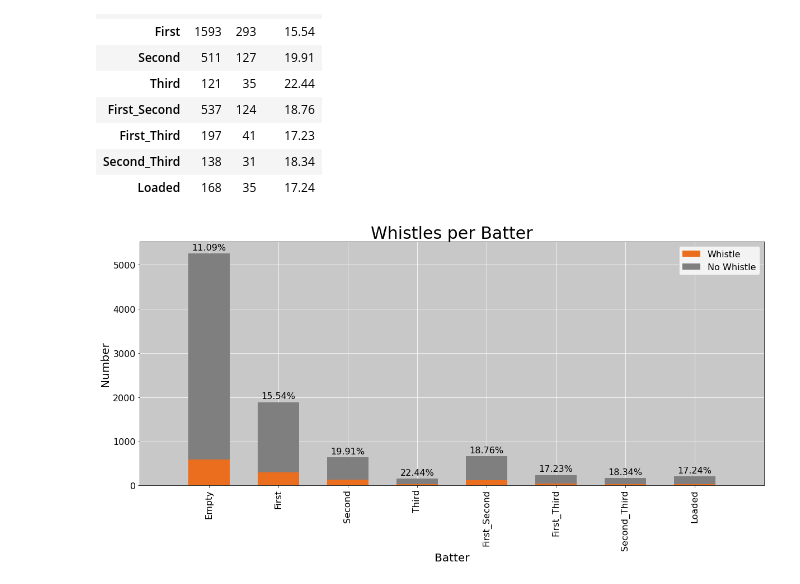
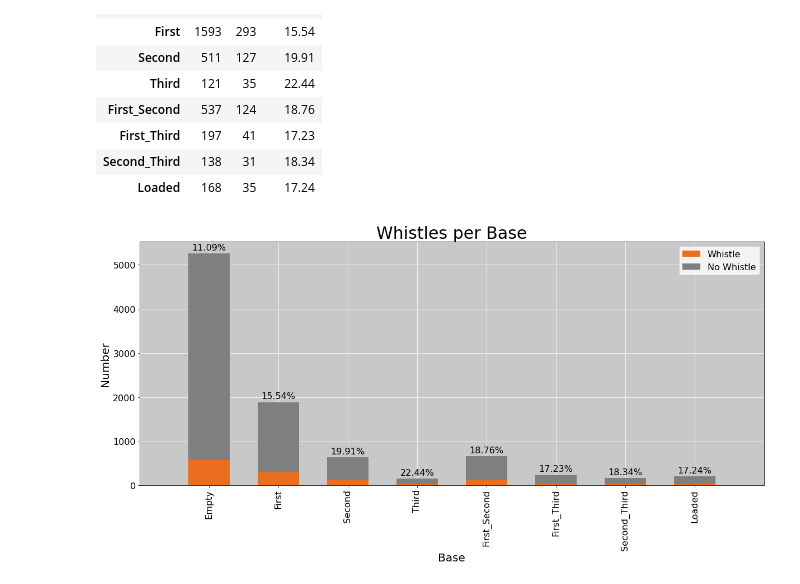
Before and after one commit to NATurner427/Turner-works, a Jupyter notebook: projects/HOUWHISTLE/graph.ipynb, the cells around one changed output. Saved outputs shown, nothing was run; the diff lists cells and outputs as text; code cells hidden in the pictures.

```diff
--- a/projects/HOUWHISTLE/graph.ipynb
+++ b/projects/HOUWHISTLE/graph.ipynb
@@ -490,33 +490,33 @@ plt.rcParams.update({'font.size': 16})
 fig=plt.figure(figsize=(20,8))
 ax=fig.add_subplot(111)
 
 p1=plt.bar(range(len(on_base)),on_base[1],color=(235/255,110/255,31/255,1),width=.6)
 p2=plt.bar(range(len(on_base)),(on_base[0]),color='tab:gray',width=.6,bottom=on_base[1])
 plt.xticks(range(len(on_base)),baselabels)
 ax.set_xticklabels(baselabels,rotation=90)
 
 ax.set_axisbelow(True)
 ax.yaxis.grid(color='w')
 ax.xaxis.grid(color='w')
 
-ax.set_xlabel('Batter',fontsize=20)
+ax.set_xlabel('Base',fontsize=20)
 ax.set_ylabel('Number',fontsize=20)
-ax.set_title('Whistles per Batter',fontsize=30)
+ax.set_title('Whistles per Base',fontsize=30)
 ax.set_xlim(-1,8)
 ax.set_facecolor((200/255,200/255,200/255,1))
 
 for rect1,rect2,text in zip(p1,p2,on_base['percent']):
     height = rect1.get_height()+rect2.get_height()
     ax.annotate(f'{text}%',
                 xy=(rect1.get_x() + rect1.get_width() / 2, height),
                 xytext=(0, 3),  # 3 points vertical offset
                 textcoords="offset points",
                 ha='center', va='bottom')
 
 ax.legend((p1, p2), ('Whistle','No Whistle'))
 
 on_base.to_csv('E://Astro/2018 season/Whistles_base.csv')
 
 fig.savefig('E://Astro/2018 season/Whistles_base.tif',dpi=150,bbox_inches='tight')
 # %% [output]
-[figure, old version]
+[figure, new version]
```
